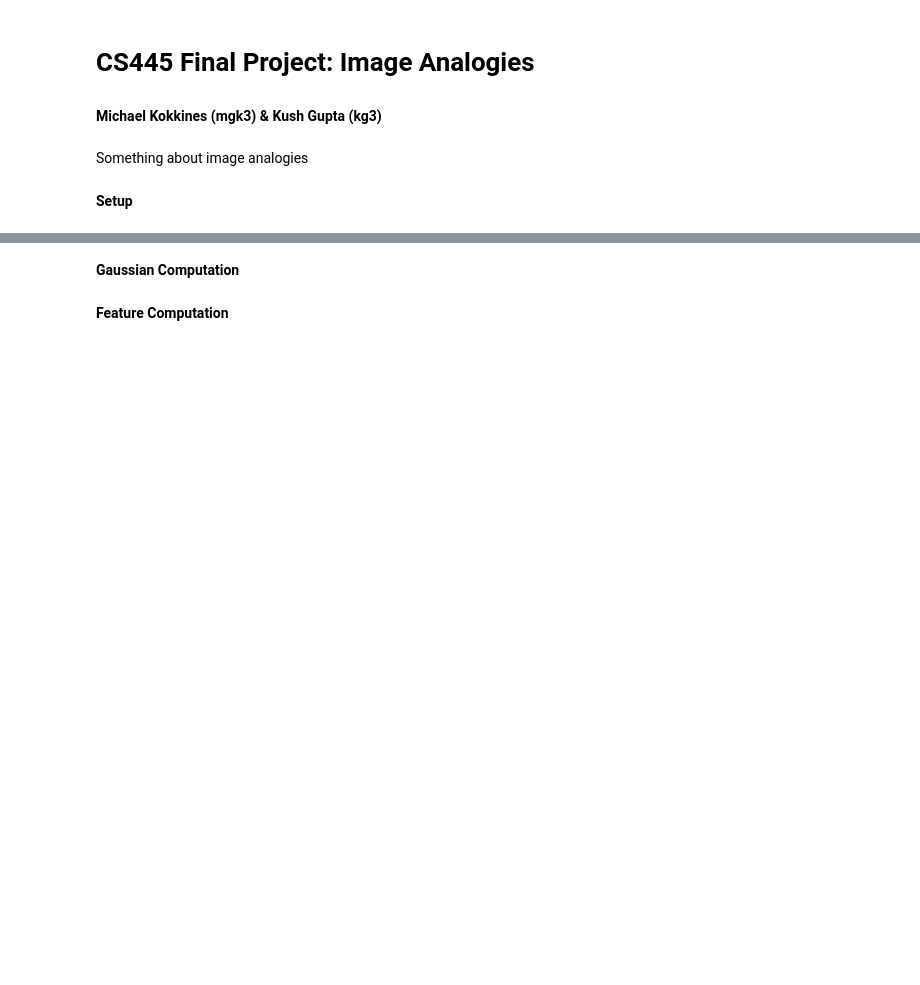
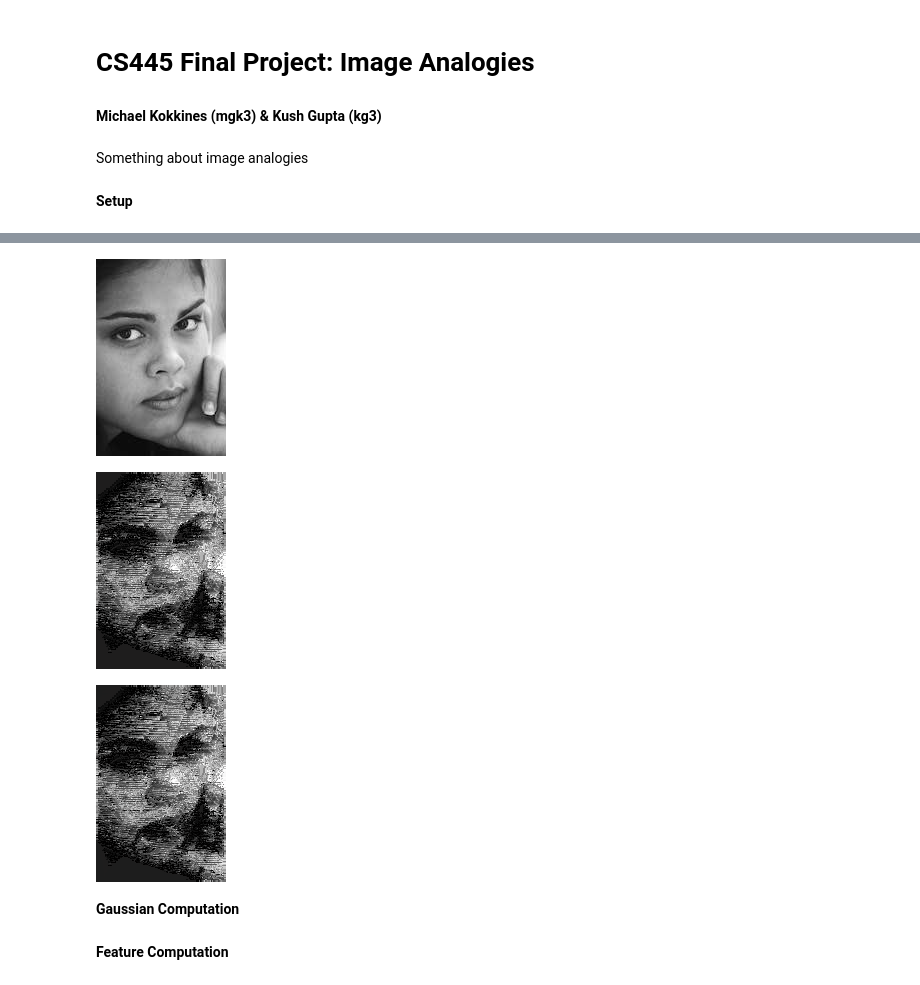
Before and after one commit to gupta1000/image-analogies, a Jupyter notebook: img_analogies.ipynb, the cells around one changed output, grey strips where cells are left out. Drawn from its saved outputs; the diff is of its cells as text; code cells hidden in the pictures; blank space fills up the shorter version.

```diff
--- a/img_analogies.ipynb
+++ b/img_analogies.ipynb
@@ -51,3 +77,13 @@ cv2_imshow(B)
+# %%
+b_p = reconstruct_luminance(b_p_f, b, L-1)
+# %%
+cv2_imshow(b[2])
+cv2_imshow(cv2.cvtColor(b_p_f[2].astype('float32'), cv2.COLOR_LAB2BGR) * 255)
+cv2_imshow(b_p)
+# %% [output]
+[figure, added]
+[figure, added]
+[figure, added]
 # %% [markdown]
 **Gaussian Computation**
 # %%
```
Also changed, not shown: parts of 20 cells of this notebook.
